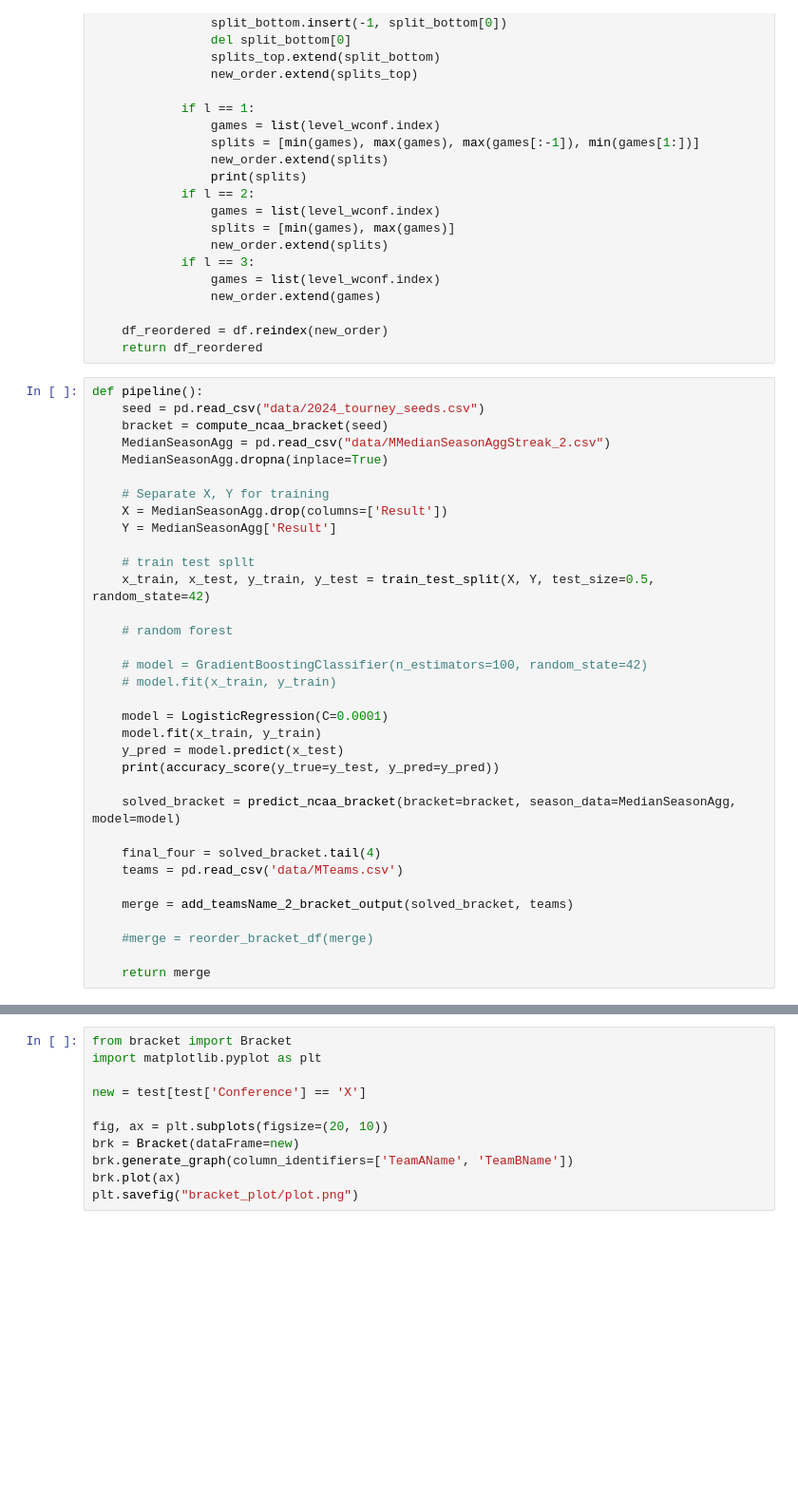
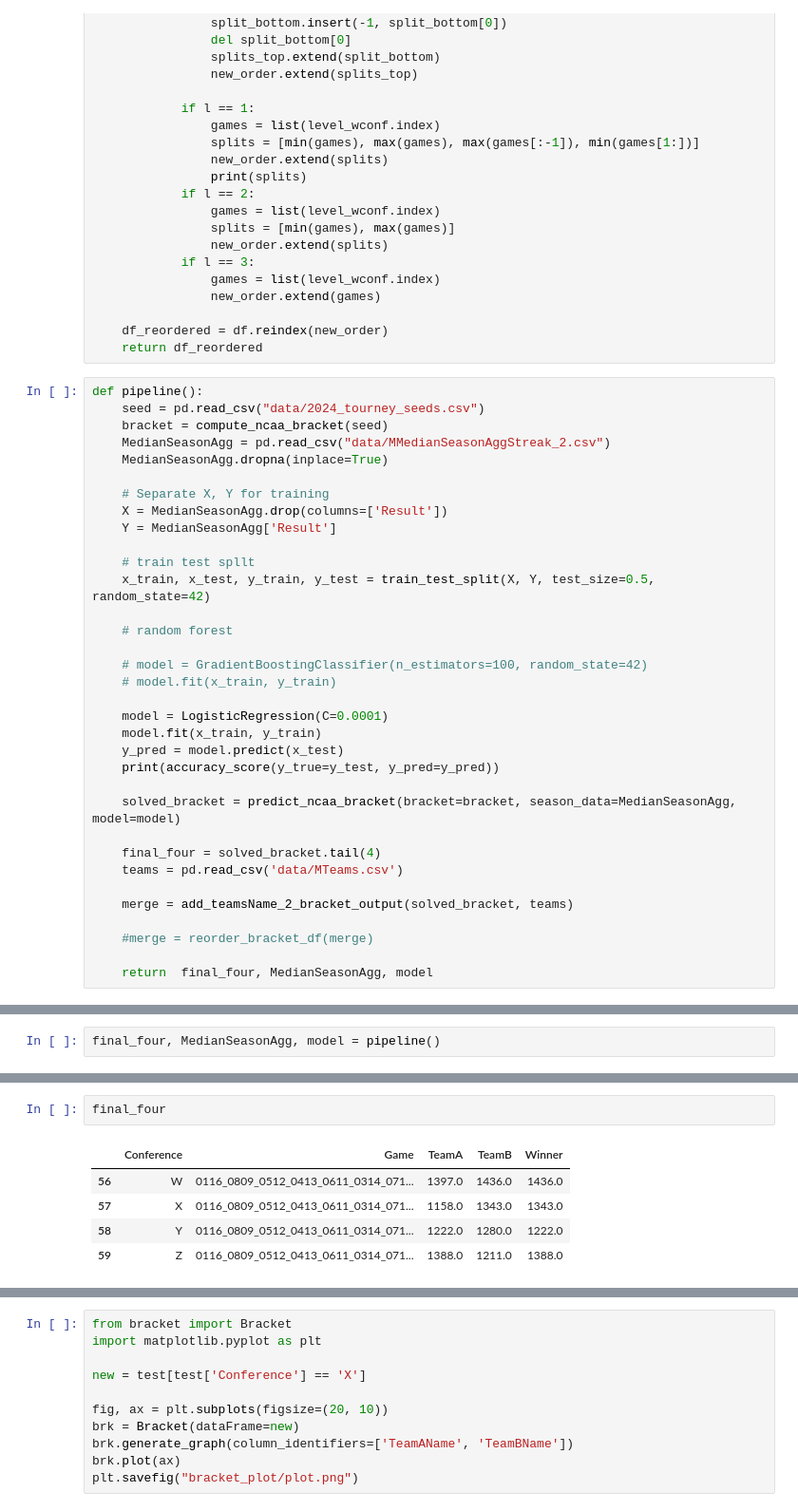
Before and after one commit to rauldaal/march-madness, a Jupyter notebook: compute_bracket.ipynb, the cells around one changed output, grey strips where cells are left out. Shown: that part at 95% size. Drawn from its saved outputs; the diff is of its cells as text; blank space fills up the shorter version.

Commit message:
Generating winner

```diff
--- a/compute_bracket.ipynb
+++ b/compute_bracket.ipynb
@@ -302,4 +302,4 @@ def pipeline():
 
     #merge = reorder_bracket_df(merge)
 
-    return merge
+    return  final_four, MedianSeasonAgg, model
@@ -362,0 +306,2 @@ test[test['Conference'] == 'W']
+# %%
+final_four, MedianSeasonAgg, model = pipeline()
@@ -362,0 +400,8 @@ test[test['Conference'] == 'W']
+# %%
+final_four
+# %% [output]
+|  | Conference | Game | TeamA | TeamB | Winner |
+| 56 | W | 0116_0809_0512_0413_0611_0314_071... | 1397.0 | 1436.0 | 1436.0 |
+| 57 | X | 0116_0809_0512_0413_0611_0314_071... | 1158.0 | 1343.0 | 1343.0 |
+| 58 | Y | 0116_0809_0512_0413_0611_0314_071... | 1222.0 | 1280.0 | 1222.0 |
+| 59 | Z | 0116_0809_0512_0413_0611_0314_071... | 1388.0 | 1211.0 | 1388.0 |
```
Also changed, not shown: parts of 5 cells of this notebook, 2 other files.
